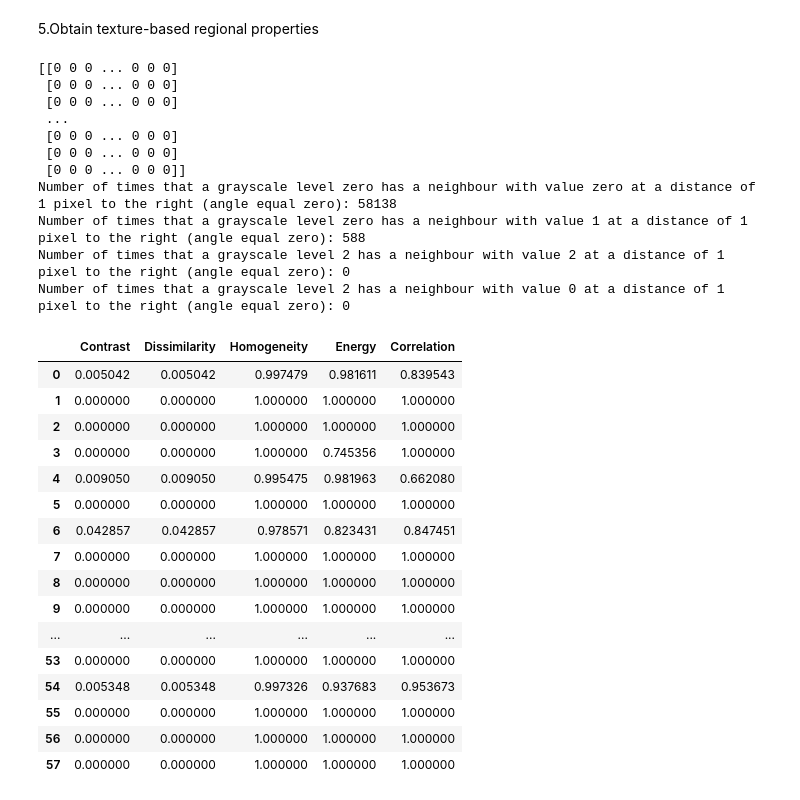
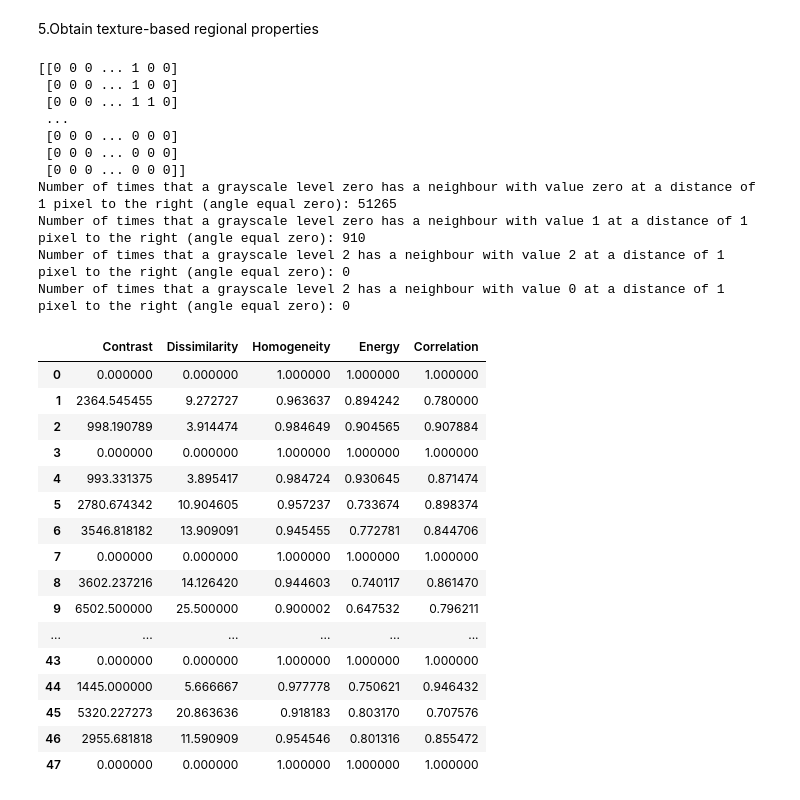
Before and after one commit to KleaKalliri/Computer-Vision, a Jupyter notebook: Exercise_4.ipynb, the cells around one changed output. Saved outputs shown, nothing was run; the diff lists cells and outputs as text; code cells hidden in the pictures.

```diff
--- a/Exercise_4.ipynb
+++ b/Exercise_4.ipynb
@@ -11,9 +11,10 @@ Drive already mounted at /content/drive; to attempt to forcibly remount, call dr
 from skimage import data
 import matplotlib.pyplot as plt
 
-I = data.binary_blobs(length=256, volume_fraction=0.1, rng=2).astype(np.uint8)
+I = data.binary_blobs(length=256, volume_fraction=0.2, rng=2)
 fig = plt.figure(figsize=(10,12))
 
+fig = plt.figure(figsize=(5,5))
 plt.imshow(I, cmap='gray')
 plt.show()
 # %% [output]
@@ -31,7 +33,7 @@ from skimage.measure import label
 from skimage.color import label2rgb
 
 
-IG = I.squeeze()
+# IG = I.squeeze()
 
 thresh = threshold_otsu(IG)
 bw = IG > thresh
@@ -153,22 +133,22 @@ plt.show()
 # %%
 from skimage.feature.texture import graycomatrix, graycoprops
 
-g = graycomatrix(I, [1], [0], levels=4, normed=False, symmetric=False)
+g = graycomatrix(IG, [1], [0], levels=4, normed=False, symmetric=False)
 print(I.astype(np.uint8))
 print('Number of times that a grayscale level zero has a neighbour with value zero at a distance of 1 pixel to the right (angle equal zero): {}'.format(g[0,0,0,0]))
 print('Number of times that a grayscale level zero has a neighbour with value 1 at a distance of 1 pixel to the right (angle equal zero): {}'.format(g[0,1,0,0]))
 print('Number of times that a grayscale level 2 has a neighbour with value 2 at a distance of 1 pixel to the right (angle equal zero): {}'.format(g[2,2,0,0]))
 print('Number of times that a grayscale level 2 has a neighbour with value 0 at a distance of 1 pixel to the right (angle equal zero): {}'.format(g[2,0,0,0]))
 # %% [output]
-[[0 0 0 ... 0 0 0]
- [0 0 0 ... 0 0 0]
- [0 0 0 ... 0 0 0]
+[[0 0 0 ... 1 0 0]
+ [0 0 0 ... 1 0 0]
+ [0 0 0 ... 1 1 0]
  ...
  [0 0 0 ... 0 0 0]
  [0 0 0 ... 0 0 0]
  [0 0 0 ... 0 0 0]]
-Number of times that a grayscale level zero has a neighbour with value zero at a distance of 1 pixel to the right (angle equal zero): 58138
-Number of times that a grayscale level zero has a neighbour with value 1 at a distance of 1 pixel to the right (angle equal zero): 588
+Number of times that a grayscale level zero has a neighbour with value zero at a distance of 1 pixel to the right (angle equal zero): 51265
+Number of times that a grayscale level zero has a neighbour with value 1 at a distance of 1 pixel to the right (angle equal zero): 910
 Number of times that a grayscale level 2 has a neighbour with value 2 at a distance of 1 pixel to the right (angle equal zero): 0
 Number of times that a grayscale level 2 has a neighbour with value 0 at a distance of 1 pixel to the right (angle equal zero): 0
 # %%
@@ -180,49 +160,49 @@ from skimage.feature.texture import graycomatrix, graycoprops
 from skimage.measure import regionprops
 from skimage import data, img_as_ubyte
 
 
 props = regionprops(label_image,intensity_image=IG)
 
 nregions = len(props)
 
-iregion = 0
 props_texture = np.zeros((nregions,5))
-for p in props:
+for iregion, p in enumerate(props):
     minr, minc, maxr, maxc = p.bbox
     I = IG[minc:maxc,minr:maxr]
-    g = graycomatrix(I, [1], [0], levels=None, normed=True, symmetric=True)
+    Iu8 = img_as_ubyte(I)
+    g = graycomatrix(Iu8, [1], [0], levels=256, normed=True, symmetric=True)
     contrast = graycoprops(g, 'contrast')
     dissimilarity = graycoprops(g, 'dissimilarity')
     homogeneity = graycoprops(g, 'homogeneity')
     energy = graycoprops(g, 'energy')
     correlation = graycoprops(g, 'correlation')
 
     props_texture[iregion,0] = contrast
     props_texture[iregion,1] = dissimilarity
     props_texture[iregion,2] = homogeneity
     props_texture[iregion,3] = energy
     props_texture[iregion,4] = correlation
 
     iregion = iregion + 1
 
 df = pd.DataFrame(props_texture, columns=['Contrast', 'Dissimilarity', 'Homogeneity', 'Energy', 'Correlation'])
 df.to_excel("Texture_features.xlsx", index=False)
 df
 # %% [output]
 |  | Contrast | Dissimilarity | Homogeneity | Energy | Correlation |
-| 0 | 0.005042 | 0.005042 | 0.997479 | 0.981611 | 0.839543 |
-| 1 | 0.000000 | 0.000000 | 1.000000 | 1.000000 | 1.000000 |
-| 2 | 0.000000 | 0.000000 | 1.000000 | 1.000000 | 1.000000 |
-| 3 | 0.000000 | 0.000000 | 1.000000 | 0.745356 | 1.000000 |
-| 4 | 0.009050 | 0.009050 | 0.995475 | 0.981963 | 0.662080 |
-| 5 | 0.000000 | 0.000000 | 1.000000 | 1.000000 | 1.000000 |
-| 6 | 0.042857 | 0.042857 | 0.978571 | 0.823431 | 0.847451 |
+| 0 | 0.000000 | 0.000000 | 1.000000 | 1.000000 | 1.000000 |
+| 1 | 2364.545455 | 9.272727 | 0.963637 | 0.894242 | 0.780000 |
+| 2 | 998.190789 | 3.914474 | 0.984649 | 0.904565 | 0.907884 |
+| 3 | 0.000000 | 0.000000 | 1.000000 | 1.000000 | 1.000000 |
+| 4 | 993.331375 | 3.895417 | 0.984724 | 0.930645 | 0.871474 |
+| 5 | 2780.674342 | 10.904605 | 0.957237 | 0.733674 | 0.898374 |
+| 6 | 3546.818182 | 13.909091 | 0.945455 | 0.772781 | 0.844706 |
 | 7 | 0.000000 | 0.000000 | 1.000000 | 1.000000 | 1.000000 |
-| 8 | 0.000000 | 0.000000 | 1.000000 | 1.000000 | 1.000000 |
-| 9 | 0.000000 | 0.000000 | 1.000000 | 1.000000 | 1.000000 |
+| 8 | 3602.237216 | 14.126420 | 0.944603 | 0.740117 | 0.861470 |
+| 9 | 6502.500000 | 25.500000 | 0.900002 | 0.647532 | 0.796211 |
 | ... | ... | ... | ... | ... | ... |
-| 53 | 0.000000 | 0.000000 | 1.000000 | 1.000000 | 1.000000 |
-| 54 | 0.005348 | 0.005348 | 0.997326 | 0.937683 | 0.953673 |
-| 55 | 0.000000 | 0.000000 | 1.000000 | 1.000000 | 1.000000 |
-| 56 | 0.000000 | 0.000000 | 1.000000 | 1.000000 | 1.000000 |
-| 57 | 0.000000 | 0.000000 | 1.000000 | 1.000000 | 1.000000 |
+| 43 | 0.000000 | 0.000000 | 1.000000 | 1.000000 | 1.000000 |
+| 44 | 1445.000000 | 5.666667 | 0.977778 | 0.750621 | 0.946432 |
+| 45 | 5320.227273 | 20.863636 | 0.918183 | 0.803170 | 0.707576 |
+| 46 | 2955.681818 | 11.590909 | 0.954546 | 0.801316 | 0.855472 |
+| 47 | 0.000000 | 0.000000 | 1.000000 | 1.000000 | 1.000000 |
```
Also changed, not shown: parts of 7 cells of this notebook.
